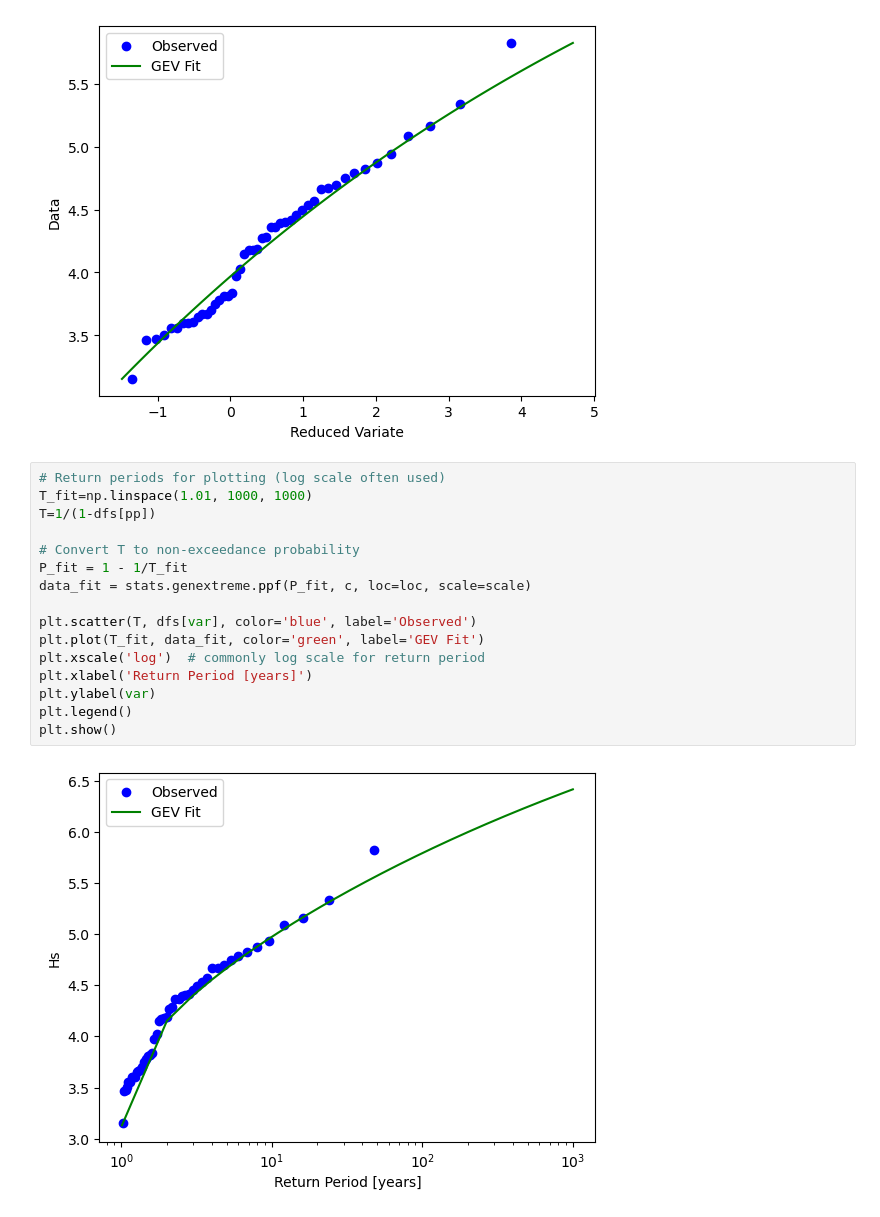
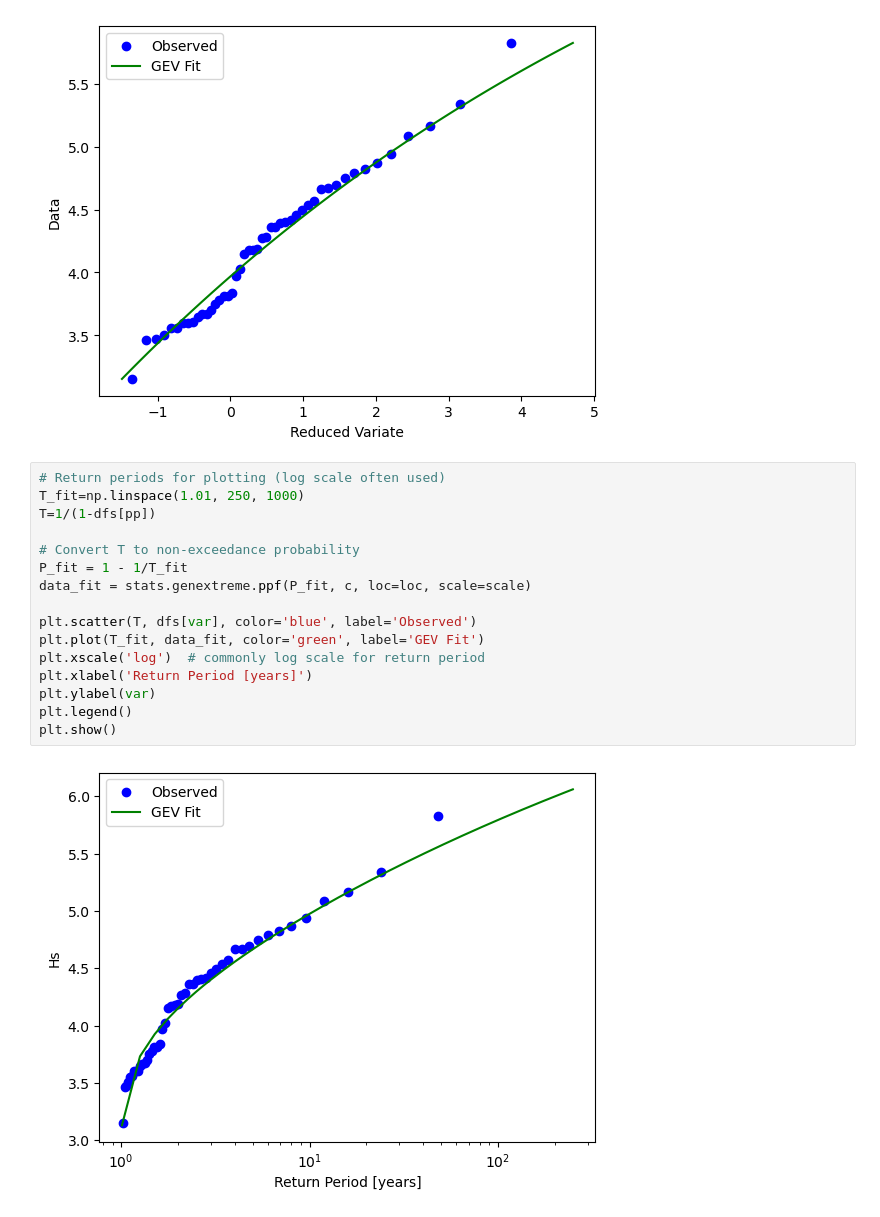
Before and after one commit to giospud/meteocean-tools, a Jupyter notebook: EVA/eva.ipynb, the cells around one changed output. Cells and saved outputs as stored; diff of their text form.

```diff
--- a/EVA/eva.ipynb
+++ b/EVA/eva.ipynb
@@ -105,19 +106,19 @@ plt.show()
 [figure]
 # %%
 # Return periods for plotting (log scale often used)
-T_fit=np.linspace(1.01, 1000, 1000)
+T_fit=np.linspace(1.01, 250, 1000)
 T=1/(1-dfs[pp])
 
 # Convert T to non-exceedance probability
 P_fit = 1 - 1/T_fit
 data_fit = stats.genextreme.ppf(P_fit, c, loc=loc, scale=scale)
 
 plt.scatter(T, dfs[var], color='blue', label='Observed')
 plt.plot(T_fit, data_fit, color='green', label='GEV Fit')
 plt.xscale('log')  # commonly log scale for return period
 plt.xlabel('Return Period [years]')
 plt.ylabel(var)
 plt.legend()
 plt.show()
 # %% [output]
-[figure, old version]
+[figure, new version]
```
Also changed, not shown: parts of 5 cells of this notebook, 1 other file.
